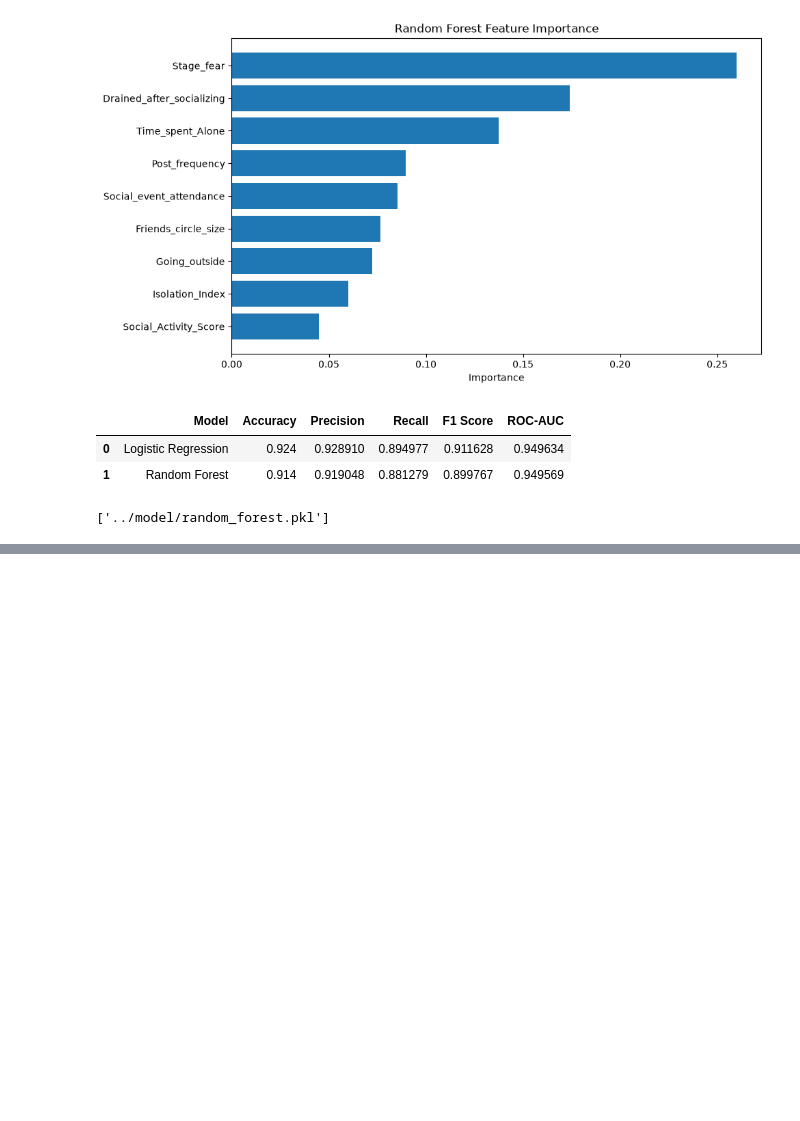
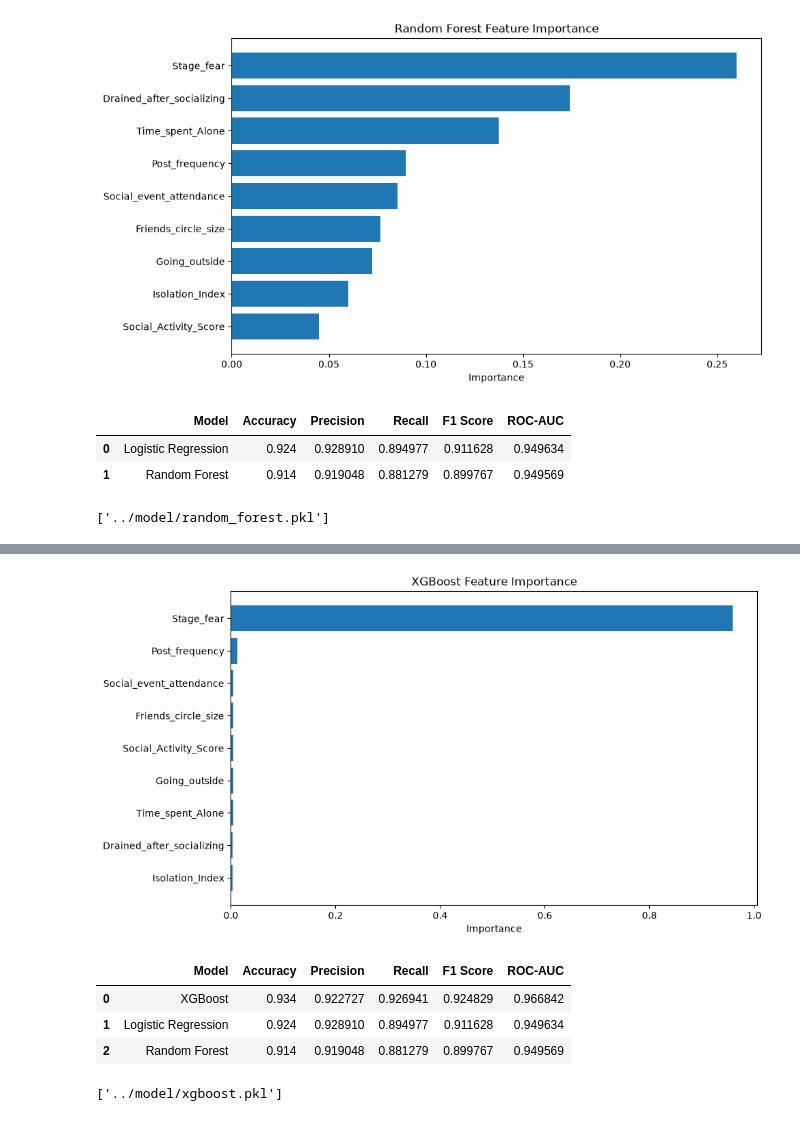
Before and after one commit to KanchanaKoralage1/Introvert-Extrovert-Predictor-With-AI-ML, a Jupyter notebook: Backend/notebook/personality_dataset.ipynb, the cells around one changed output, grey strips where cells are left out. Saved outputs shown, nothing was run; the diff lists cells and outputs as text; code cells hidden in the pictures; blank space fills up the shorter version.

```diff
--- a/Backend/notebook/personality_dataset.ipynb
+++ b/Backend/notebook/personality_dataset.ipynb
@@ -1086,0 +1223,14 @@ joblib.dump(rf_model,"../model/random_forest.pkl")
+# %%
+# Feature Importance
+
+feature_importance_xgb = pd.DataFrame({
+    "Feature": X.columns,
+    "Importance": xgb_model.feature_importances_
+})
+
+feature_importance_xgb = feature_importance_xgb.sort_values(
+    by="Importance",
+    ascending=False
+)
+
+feature_importance_xgb
@@ -1086,0 +1248,19 @@ joblib.dump(rf_model,"../model/random_forest.pkl")
+# %%
+# Visualization
+
+plt.figure(figsize=(10,6))
+
+plt.barh(
+    feature_importance_xgb["Feature"],
+    feature_importance_xgb["Importance"]
+)
+
+plt.gca().invert_yaxis()
+
+plt.title("XGBoost Feature Importance")
+
+plt.xlabel("Importance")
+
+plt.show()
+# %% [output]
+[figure, added]
@@ -1086,0 +1278,24 @@ joblib.dump(rf_model,"../model/random_forest.pkl")
+# %%
+# Recreate the comparison table.
+
+results_df = pd.DataFrame(model_results)
+
+results_df = results_df.sort_values(
+    by="Accuracy",
+    ascending=False
+)
+
+results_df.reset_index(drop=True, inplace=True)
+
+results_df
+# %% [output]
+|  | Model | Accuracy | Precision | Recall | F1 Score | ROC-AUC |
+| 0 | XGBoost | 0.934 | 0.922727 | 0.926941 | 0.924829 | 0.966842 |
+| 1 | Logistic Regression | 0.924 | 0.928910 | 0.894977 | 0.911628 | 0.949634 |
+| 2 | Random Forest | 0.914 | 0.919048 | 0.881279 | 0.899767 | 0.949569 |
+# %%
+# Save the Model
+
+joblib.dump(xgb_model,"../model/xgboost.pkl")
+# %% [output]
+['../model/xgboost.pkl']
```
Also changed, not shown: parts of 10 cells of this notebook, 2 other files.
